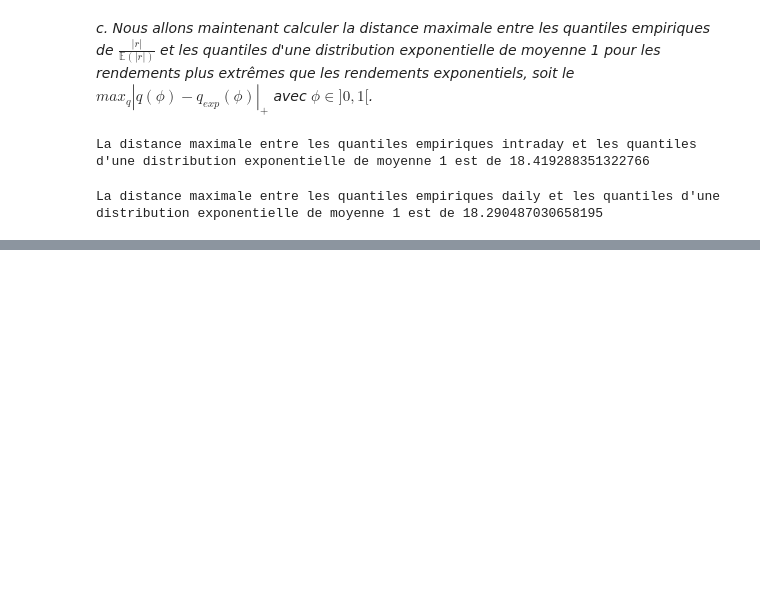
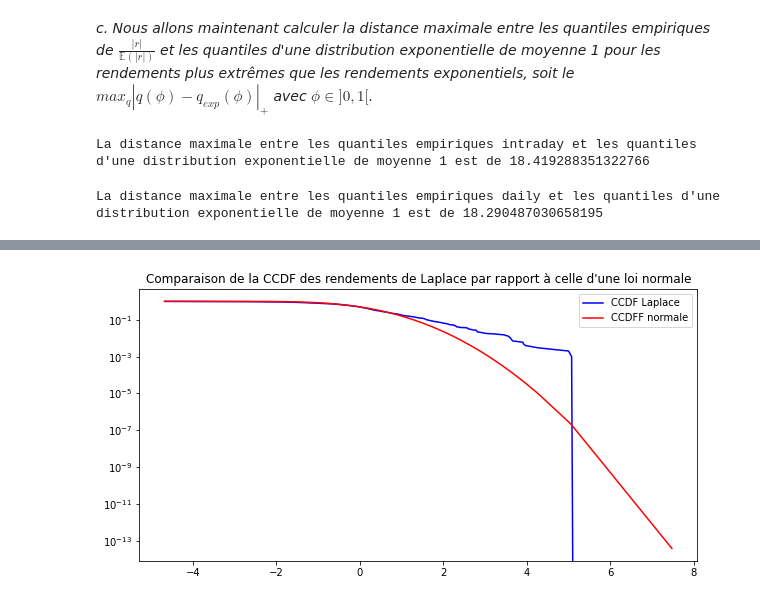
Before and after one commit to ethantrentin/Markets-Physic, a Jupyter notebook: TP1.ipynb, the cells around one changed output, grey strips where cells are left out. Drawn from its saved outputs; the diff is of its cells as text; code cells hidden in the pictures; blank space fills up the shorter version.

```diff
--- a/TP1.ipynb
+++ b/TP1.ipynb
@@ -248,0 +265,12 @@ La distance maximale entre les quantiles empiriques daily et les quantiles d'une
+# %%
+# On affiche maintenant la CCDF associée.
+plt.figure(figsize=(10,5))
+ecdf_laplace = ECDF(laplace)
+plt.plot(ecdf_laplace.x, 1-ecdf_laplace.y, color = "blue", label = "CCDF Laplace")
+plt.plot(ecdf_laplace.x, 1-stats.norm.cdf(ecdf_laplace.x,loc=mu,scale=b), color = "red", label ="CCDFF normale")
+plt.yscale("log")
+plt.title("Comparaison de la CCDF des rendements de Laplace par rapport à celle d'une loi normale")
+plt.legend()
+plt.show()
+# %% [output]
+[figure, added]
```
Also changed, not shown: parts of 7 cells of this notebook.
